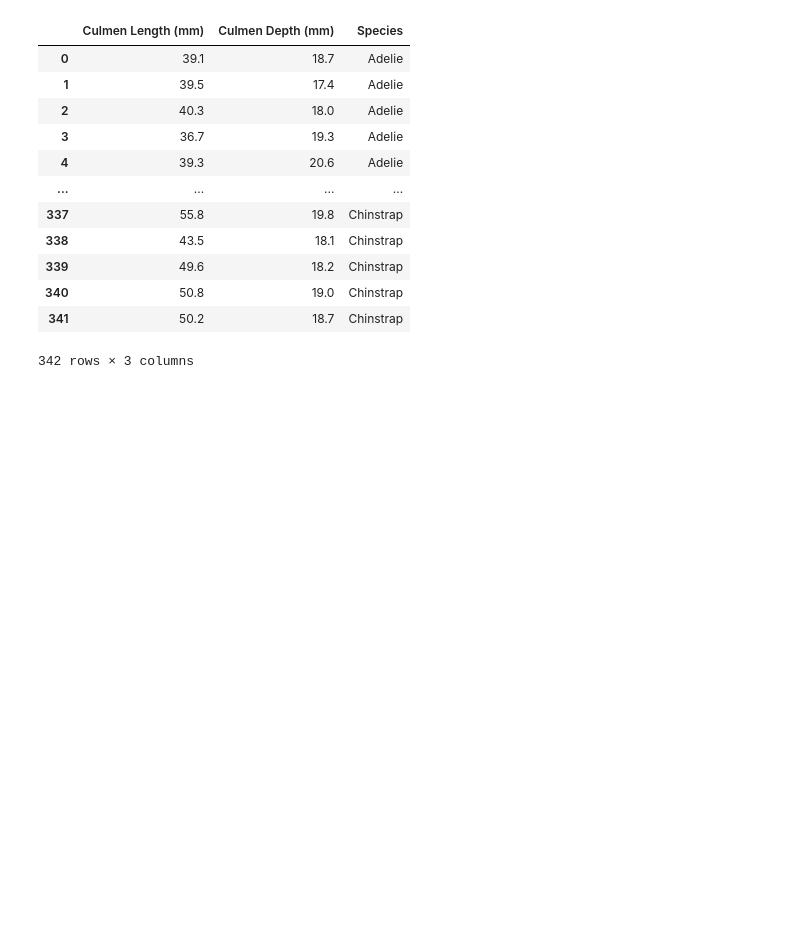
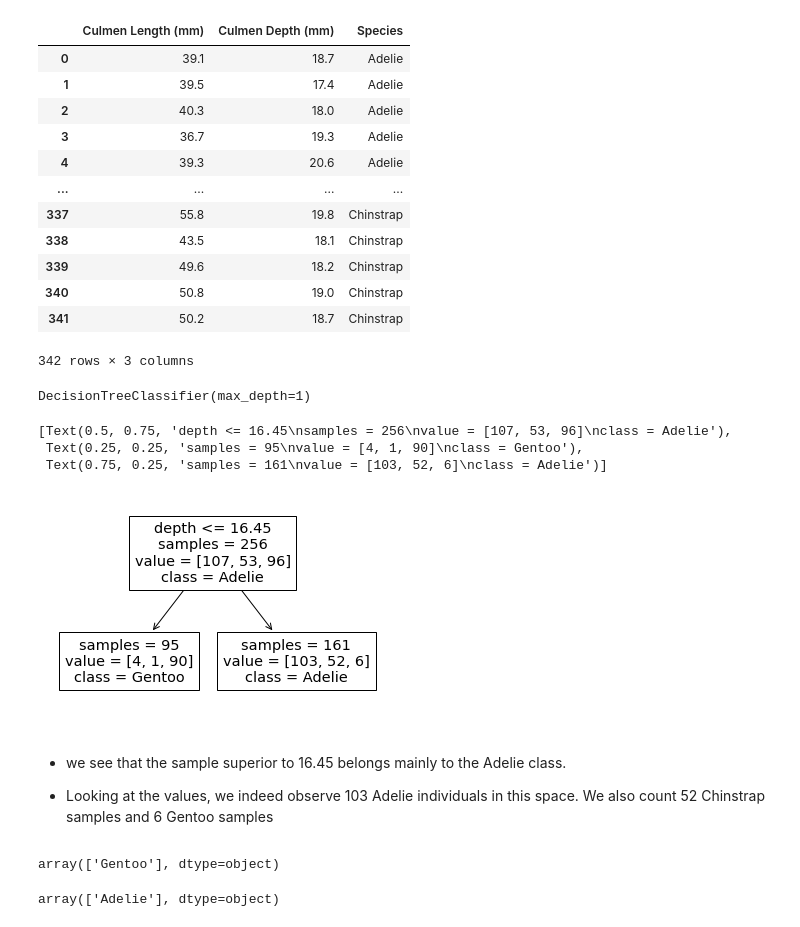
Before and after one commit to yangoos57/dataStudy, a Jupyter notebook: ML/[inria] scikit-learn course/M05_01 Build a classification decision tree .ipynb, the cells around one changed output. Saved outputs shown, nothing was run; the diff lists cells and outputs as text; code cells hidden in the pictures; blank space fills up the shorter version.

```diff
--- a/ML/[inria] scikit-learn course/M05_01 Build a classification decision tree .ipynb
+++ b/ML/[inria] scikit-learn course/M05_01 Build a classification decision tree .ipynb
@@ -24,0 +25,34 @@ data_train, data_test, target_train, target_test = train_test_split(penguins.dro
+# %%
+from sklearn.tree import DecisionTreeClassifier
+
+tree = DecisionTreeClassifier(max_depth=1)
+tree.fit(data_train,target_train)
+# %% [output]
+DecisionTreeClassifier(max_depth=1)
+# %%
+from sklearn.tree import plot_tree
+plot_tree(tree, feature_names=['leng', 'depth'], class_names=tree.classes_, impurity=False)
+# %% [output]
+[Text(0.5, 0.75, 'depth <= 16.45\nsamples = 256\nvalue = [107, 53, 96]\nclass = Adelie'),
+ Text(0.25, 0.25, 'samples = 95\nvalue = [4, 1, 90]\nclass = Gentoo'),
+ Text(0.75, 0.25, 'samples = 161\nvalue = [103, 52, 6]\nclass = Adelie')]
+[figure, added]
+# %% [markdown]
+
+* we see that the sample superior to 16.45 belongs mainly to the Adelie class.
+
+* Looking at the values, we indeed observe 103 Adelie individuals in this space. We also count 52 Chinstrap samples and 6 Gentoo samples
+# %%
+sample_1 = pd.DataFrame(
+    {"leng": [0], "depth": [15]}
+)
+tree.predict(sample_1)
+# %% [output]
+array(['Gentoo'], dtype=object)
+# %%
+sample_2 = pd.DataFrame(
+    {"leng": [0], "depth": [17]}
+)
+tree.predict(sample_2)
+# %% [output]
+array(['Adelie'], dtype=object)
```
Also changed, not shown: parts of 8 cells of this notebook, 6 other files.
